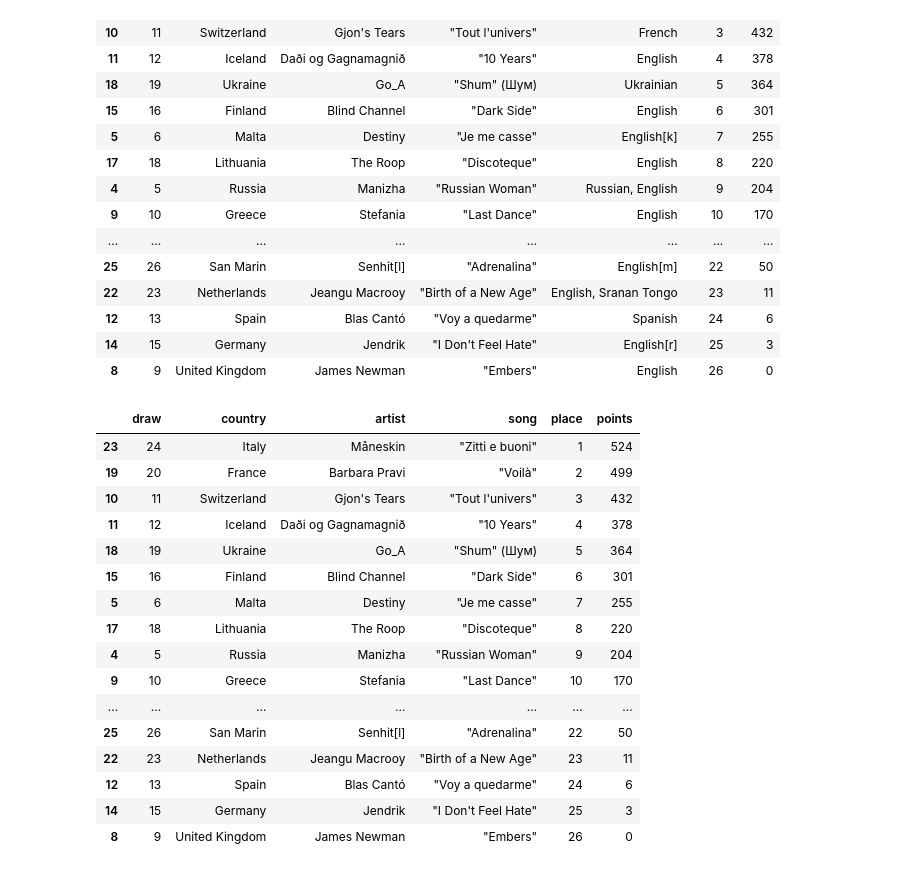
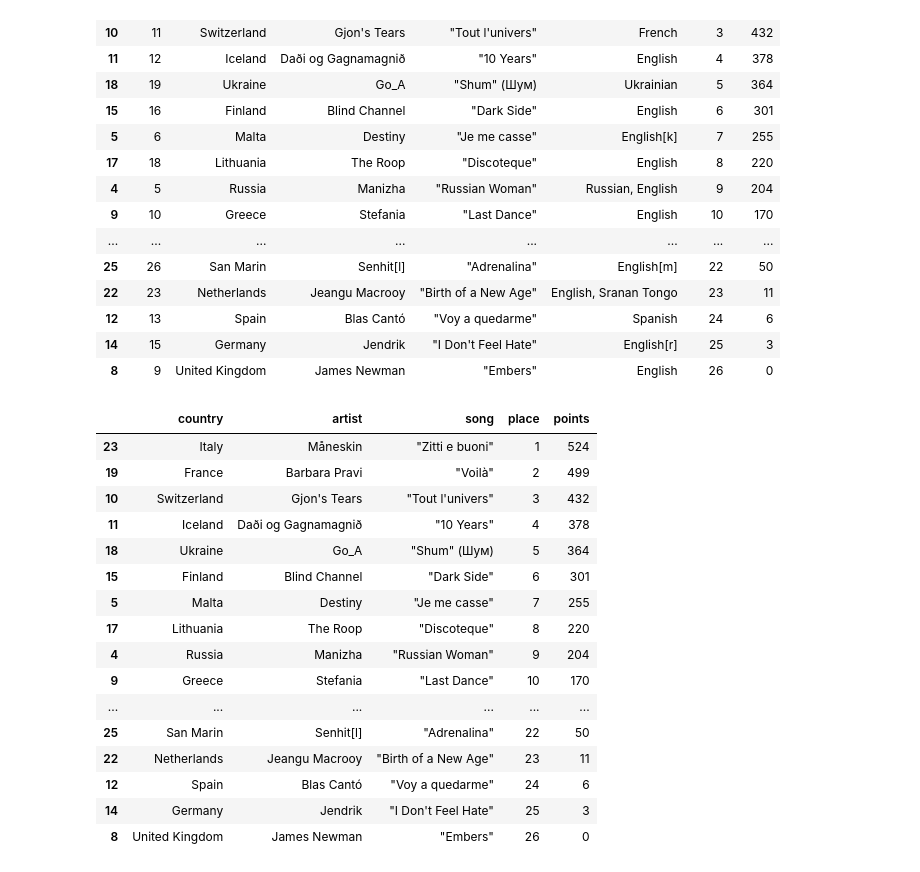
Before and after one commit to paula-ioni/paula-ioni.github.io, a Jupyter notebook: scraping_pandas_esc2021.ipynb, the cells around one changed output. Cells and saved outputs as stored; diff of their text form; code cells hidden in the pictures.

```diff
--- a/scraping_pandas_esc2021.ipynb
+++ b/scraping_pandas_esc2021.ipynb
@@ -148,25 +148,23 @@ df
 | 14 | 15 | Germany | Jendrik | "I Don't Feel Hate" | English[r] | 25 | 3 |
 | 8 | 9 | United Kingdom | James Newman | "Embers" | English | 26 | 0 |
 # %%
-df.drop('draw',1)
+df.drop(['draw','language'],1)
+# %% [output]
+|  | country | artist | song | place | points |
+| 23 | Italy | Måneskin | "Zitti e buoni" | 1 | 524 |
+| 19 | France | Barbara Pravi | "Voilà" | 2 | 499 |
+| 10 | Switzerland | Gjon's Tears | "Tout l'univers" | 3 | 432 |
+| 11 | Iceland | Daði og Gagnamagnið | "10 Years" | 4 | 378 |
+| 18 | Ukraine | Go_A | "Shum" (Шум) | 5 | 364 |
+| 15 | Finland | Blind Channel | "Dark Side" | 6 | 301 |
+| 5 | Malta | Destiny | "Je me casse" | 7 | 255 |
+| 17 | Lithuania | The Roop | "Discoteque" | 8 | 220 |
+| 4 | Russia | Manizha | "Russian Woman" | 9 | 204 |
+| 9 | Greece | Stefania | "Last Dance" | 10 | 170 |
+| ... | ... | ... | ... | ... | ... |
+| 25 | San Marin | Senhit[l] | "Adrenalina" | 22 | 50 |
+| 22 | Netherlands | Jeangu Macrooy | "Birth of a New Age" | 23 | 11 |
+| 12 | Spain | Blas Cantó | "Voy a quedarme" | 24 | 6 |
+| 14 | Germany | Jendrik | "I Don't Feel Hate" | 25 | 3 |
+| 8 | United Kingdom | James Newman | "Embers" | 26 | 0 |
-# %%
-df.drop('language',1)
-# %% [output]
-|  | draw | country | artist | song | place | points |
-| 23 | 24 | Italy | Måneskin | "Zitti e buoni" | 1 | 524 |
-| 19 | 20 | France | Barbara Pravi | "Voilà" | 2 | 499 |
-| 10 | 11 | Switzerland | Gjon's Tears | "Tout l'univers" | 3 | 432 |
-| 11 | 12 | Iceland | Daði og Gagnamagnið | "10 Years" | 4 | 378 |
-| 18 | 19 | Ukraine | Go_A | "Shum" (Шум) | 5 | 364 |
-| 15 | 16 | Finland | Blind Channel | "Dark Side" | 6 | 301 |
-| 5 | 6 | Malta | Destiny | "Je me casse" | 7 | 255 |
-| 17 | 18 | Lithuania | The Roop | "Discoteque" | 8 | 220 |
-| 4 | 5 | Russia | Manizha | "Russian Woman" | 9 | 204 |
-| 9 | 10 | Greece | Stefania | "Last Dance" | 10 | 170 |
-| ... | ... | ... | ... | ... | ... | ... |
-| 25 | 26 | San Marin | Senhit[l] | "Adrenalina" | 22 | 50 |
-| 22 | 23 | Netherlands | Jeangu Macrooy | "Birth of a New Age" | 23 | 11 |
-| 12 | 13 | Spain | Blas Cantó | "Voy a quedarme" | 24 | 6 |
-| 14 | 15 | Germany | Jendrik | "I Don't Feel Hate" | 25 | 3 |
-| 8 | 9 | United Kingdom | James Newman | "Embers" | 26 | 0 |
 # %%
```
Also changed, not shown: parts of 1 cell of this notebook.
